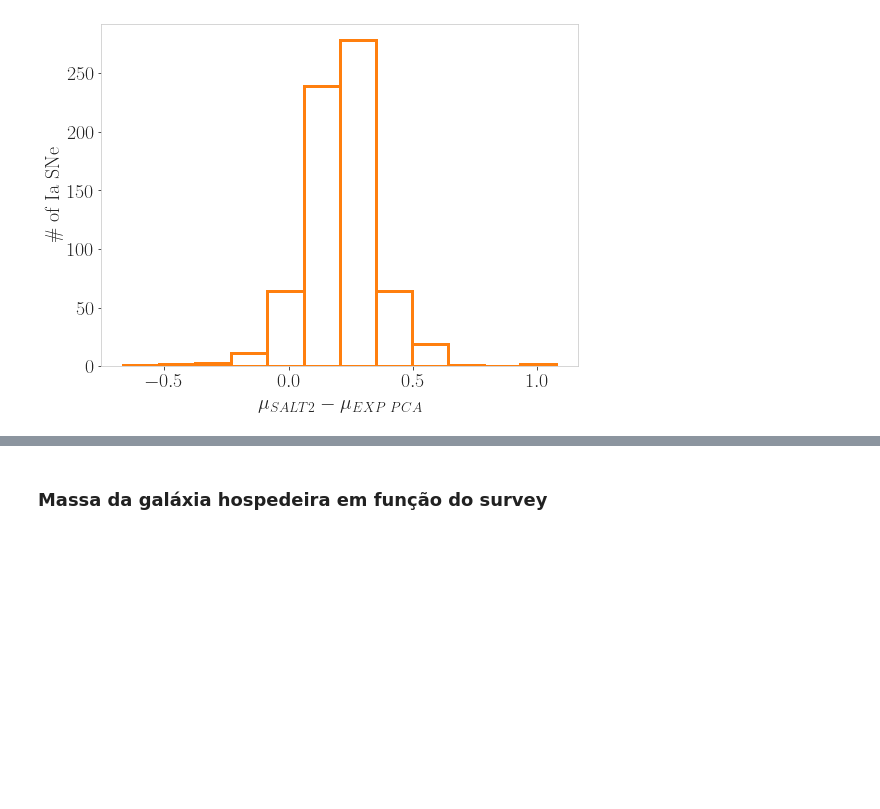
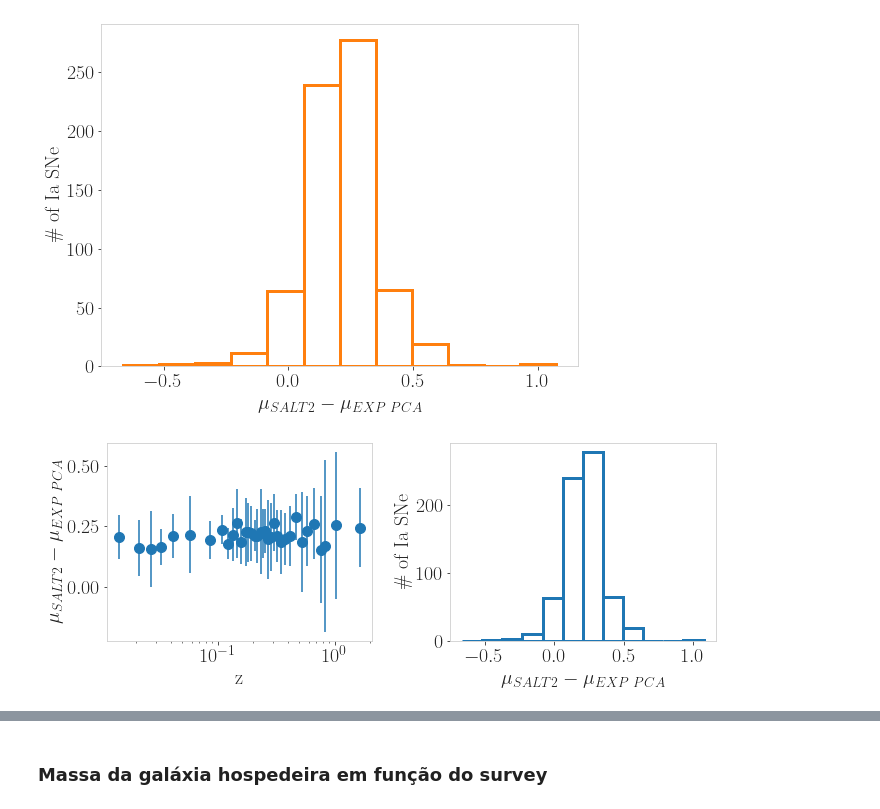
Before and after one commit to CassiaNascimento/PETS_model_for_SN_Ia_LC_fitting, a Jupyter notebook: fitting_pantheon/pca fit results/Cosmology_plots_PCA.ipynb, the cells around one changed output, grey strips where cells are left out. Drawn from its saved outputs; the diff is of its cells as text; code cells hidden in the pictures; blank space fills up the shorter version.

```diff
--- a/fitting_pantheon/pca fit results/Cosmology_plots_PCA.ipynb
+++ b/fitting_pantheon/pca fit results/Cosmology_plots_PCA.ipynb
@@ -443,6 +443,22 @@ plt.tight_layout()
 plt.savefig('./distance_mod_dif_PCA.pdf',dpi=300);
 # %% [output]
 [figure]
+# %%
+fig,axs=plt.subplots(1,2,figsize=(10,4))
+
+axs[0].errorbar(bins_z_comp,bins_dif_comp,yerr=std,c="C0",marker='o',markersize=10,ls="none")
+axs[0].set_xlabel("z")
+axs[0].set_ylabel(r"$\mu_{SALT2}-\mu_{EXP\,\, PCA}$")
+axs[0].set_xscale("log")
+
+axs[1].hist(mu_salt2-mu_exp,bins=12,edgecolor="C0",fill=False,lw=3)
+axs[1].set_ylabel("\# of Ia SNe")
+axs[1].set_xlabel("$\mu_{SALT2}-\mu_{EXP\,\, PCA}$")
+
+fig.tight_layout()
+plt.savefig('./distance_mod_dif_evol_w_z_hist_PCA.pdf',dpi=300);
+# %% [output]
+[figure, added]
 # %%
 np.mean(mu_salt2-mu_exp)
 # %% [output]
```
Also changed, not shown: parts of 16 cells of this notebook, 8 other files.
